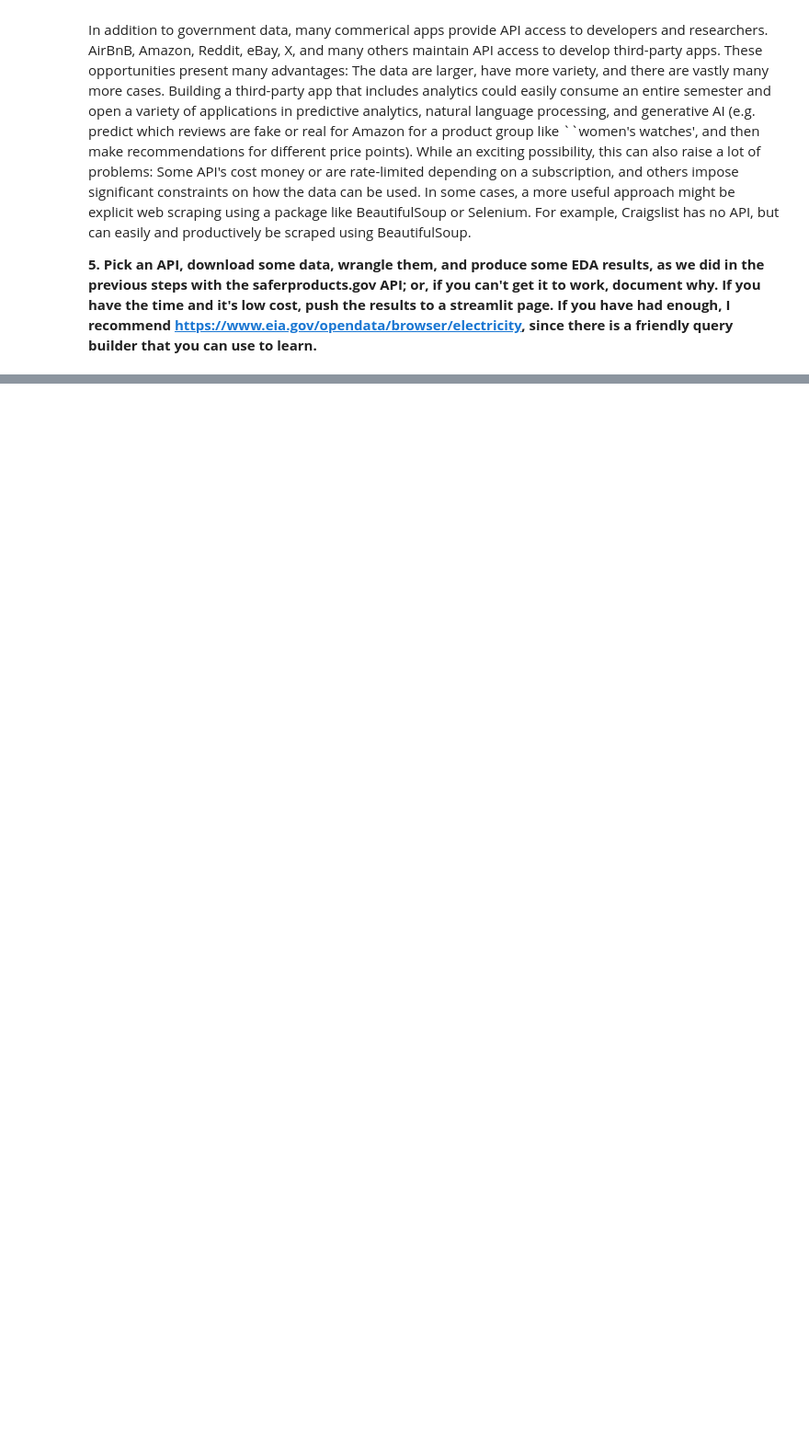
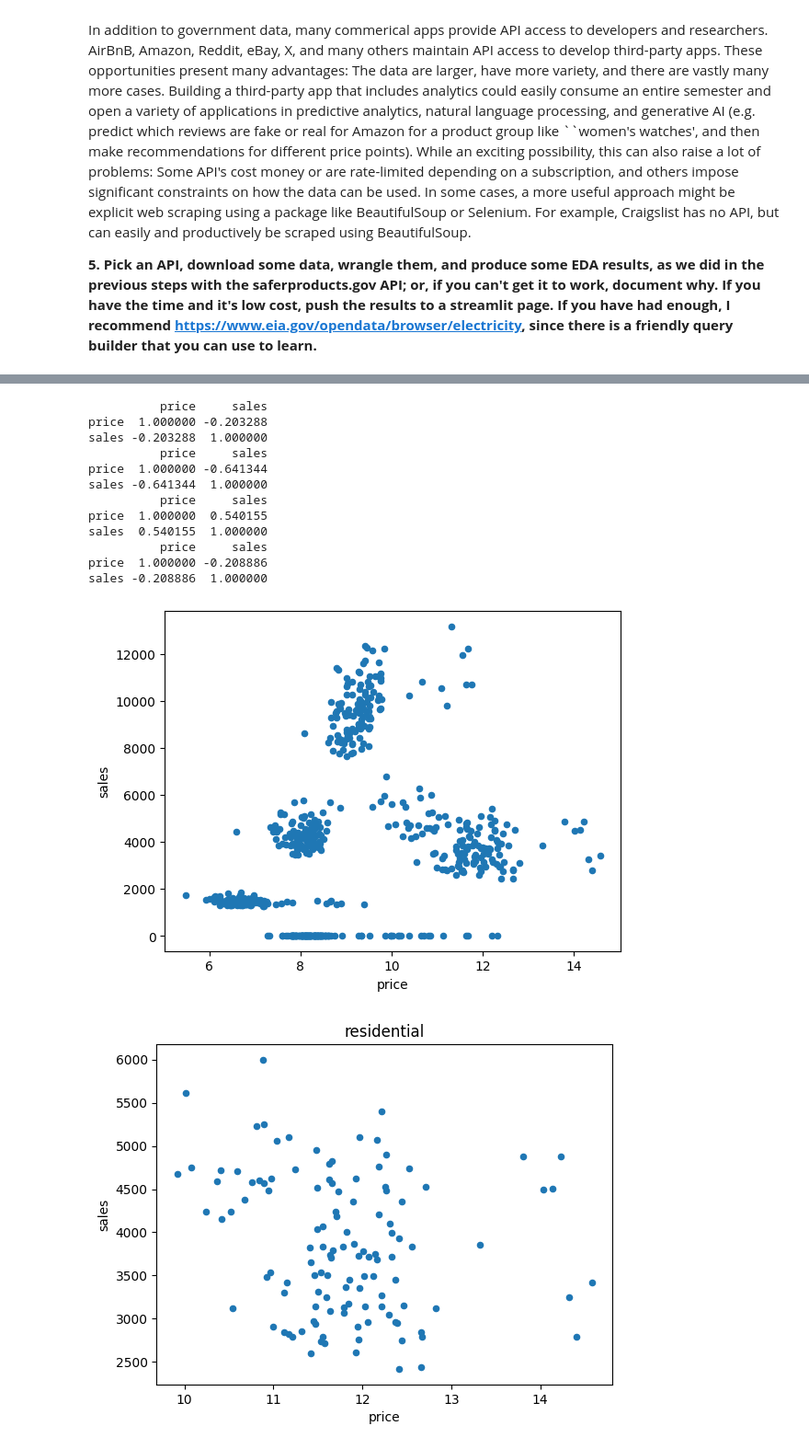
Before and after one commit to itisdavid/DS3001_labs, a Jupyter notebook: 01_api_calls/assignment_notebook.ipynb, the cells around one changed output, grey strips where cells are left out. Shown: that part at 92% size. Saved outputs shown, nothing was run; the diff lists cells and outputs as text; code cells hidden in the pictures; blank space fills up the shorter version.

```diff
--- a/01_api_calls/assignment_notebook.ipynb
+++ b/01_api_calls/assignment_notebook.ipynb
@@ -304,3 +328,23 @@ Each of these API resources could either be the cornerstone of a project or a so
 In addition to government data, many commerical apps provide API access to developers and researchers. AirBnB, Amazon, Reddit, eBay, X, and many others maintain API access to develop third-party apps. These opportunities present many advantages: The data are larger, have more variety, and there are vastly many more cases. Building a third-party app that includes analytics could easily consume an entire semester and open a variety of applications in predictive analytics, natural language processing, and generative AI (e.g. predict which reviews are fake or real for Amazon for a product group like ``women's watches', and then make recommendations for different price points). While an exciting possibility, this can also raise a lot of problems: Some API's cost money or are rate-limited depending on a subscription, and others impose significant constraints on how the data can be used. In some cases, a more useful approach might be explicit web scraping using a package like BeautifulSoup or Selenium. For example, Craigslist has no API, but can easily and productively be scraped using BeautifulSoup.
 
 **5. Pick an API, download some data, wrangle them, and produce some EDA results, as we did in the previous steps with the saferproducts.gov API; or, if you can't get it to work, document why. If you have the time and it's low cost, push the results to a streamlit page. If you have had enough, I recommend https://www.eia.gov/opendata/browser/electricity, since there is a friendly query builder that you can use to learn.**
+# %%
+import numpy as np
+import pandas as pd
+import urllib.request
+import json
+import matplotlib.pyplot as plt
+
+url = 'https://api.eia.gov/v2/electricity/retail-sales/data/'
+api_key = '?api_key=sNu0Wjl3xLAtwgHpSTwy0ve3oboIPNdJlv0bI9Ic'
+query = '&frequency=monthly&data[0]=customers&data[1]=price&data[2]=revenue&data[3]=sales&facets[stateid][]=VA&start=2013-01&end=2023-01&sort[0][column]=period&sort[0][direction]=desc&offset=0&length=5000'
+
+response = urllib.request.urlopen(url+api_key+query)
+response_bytes = response.read()
+data = json.loads(response_bytes)
+response.close()
+
+df = pd.DataFrame.from_dict(data['response']['data'])
+df.to_csv('electricity.csv')
+print(df.shape)
+df.head()
@@ -306,0 +359,18 @@ In addition to government data, many commerical apps provide API access to devel
+# %%
+select = df['sectorName'] != 'other'
+df = df.loc[ select,: ]
+
+df['price'] = pd.to_numeric(df['price'], errors = 'coerce')
+df['revenue'] = pd.to_numeric(df['revenue'], errors = 'coerce')
+df['sales'] = pd.to_numeric(df['sales'], errors = 'coerce')
+
+df['price']*df['sales']
+
+df.plot.scatter(x='price', y='sales')
+
+
+sectors = ['residential','transportation','commercial','industrial']
+for sec in sectors:
+    df.loc[df['sectorName']==sec,:].plot.scatter(x='price',y='sales',title=sec)
+    print( df.loc[df['sectorName']==sec,['price','sales']].corr() )
+# %% [output]
@@ -306,0 +392,14 @@ In addition to government data, many commerical apps provide API access to devel
+          price     sales
+price  1.000000 -0.203288
+sales -0.203288  1.000000
+          price     sales
+price  1.000000 -0.641344
+sales -0.641344  1.000000
+          price     sales
+price  1.000000  0.540155
+sales  0.540155  1.000000
+          price     sales
+price  1.000000 -0.208886
+sales -0.208886  1.000000
+[figure, added]
+[figure, added]
```
Also changed, not shown: parts of 8 cells of this notebook.
